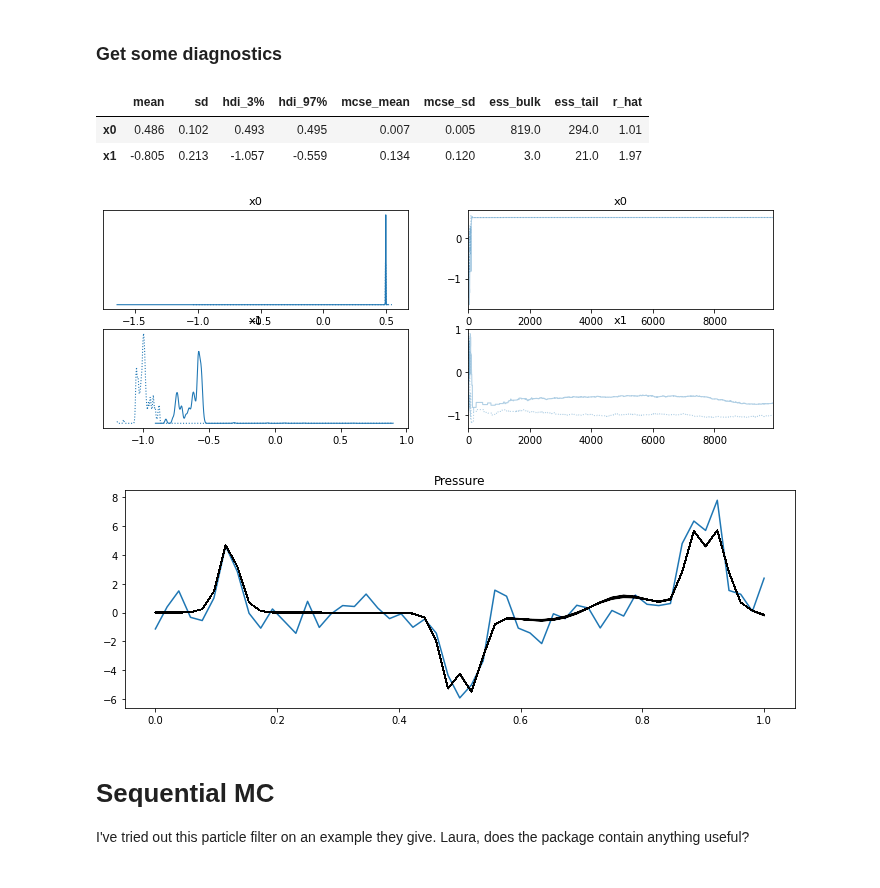
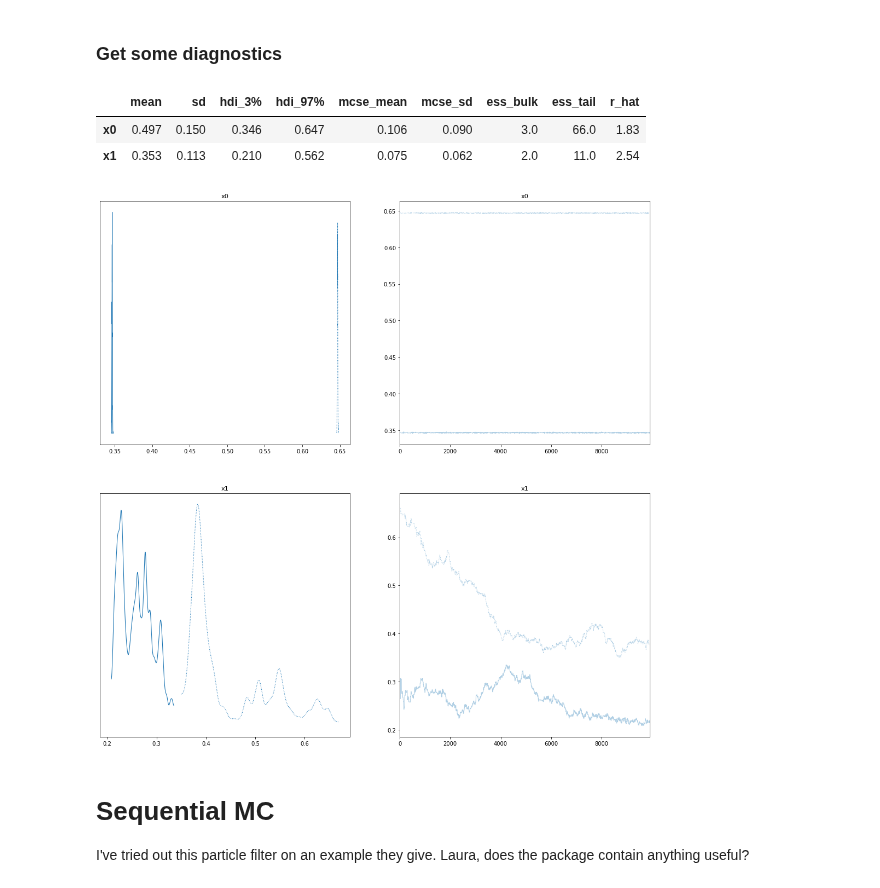
Before and after one commit to UM-Bridge/benchmarks, a Jupyter notebook: models/acoustic_gravity/tinyDA-acoustic.ipynb, the cells around one changed output. Drawn from its saved outputs; the diff is of its cells as text; code cells hidden in the pictures.

```diff
--- a/models/acoustic_gravity/tinyDA-acoustic.ipynb
+++ b/models/acoustic_gravity/tinyDA-acoustic.ipynb
@@ -58,8 +58,8 @@ ny = umbridge_model.get_output_sizes()[0] #the outout is a time series of the pr
 #### TODO replace prior with levelset prior
 # %%
 # set the prior mean and covariance.
-mean_prior = np.zeros(nx)  # zero corresponds to a fault at the center of the domain
-cov_prior = 50*np.eye(nx)  # @Juliette: am I moving the fault by km or m?
+mean_prior = 0.5 * np.ones(nx)  # zero corresponds to a fault at the center of the domain
+cov_prior = 0.125**2*np.eye(nx)    # The bulk of values will be in the interval [0,1]
 
 # initialise the prior distribution and likelihood.
 my_prior = multivariate_normal(mean_prior, cov_prior)
@@ -67,12 +67,11 @@ my_prior = multivariate_normal(mean_prior, cov_prior)
 # generate synthetic data for input 0.5
 # Input is a 30km wide fault centered around x
 # Domain size is 150km
-parameters = np.ndarray(nx)
-parameters[0] = 0.5
+parameters = np.array([0.5,0])
 d_true = my_model(parameters)
 
 # add some noise to the model output
-sigma_noise = 1
+sigma_noise = 0.5
 d = d_true + np.random.normal(loc=0, scale=sigma_noise, size=ny)
 # %% [markdown]
 We plot only model output as the input is a simple 1D location so far
@@ -105,7 +114,7 @@ Set up log-likelihood
 The "naive" choice seems to be causing some problems here. Juliette what would a reasonable distance be?
 # %%
 # set the covariance of the likelihood.
-sigma = 0.1
+sigma = 0.125
 cov_likelihood = sigma**2*np.eye(d.shape[0])
 
 my_loglike = tda.GaussianLogLike(d, cov_likelihood)
@@ -145,14 +154,14 @@ idata = tda.to_inference_data(my_chains, burnin=100)
 az.summary(idata)
 # %% [output]
 |  | mean | sd | hdi_3% | hdi_97% | mcse_mean | mcse_sd | ess_bulk | ess_tail | r_hat |
-| x0 | 0.486 | 0.102 | 0.493 | 0.495 | 0.007 | 0.005 | 819.0 | 294.0 | 1.01 |
-| x1 | -0.805 | 0.213 | -1.057 | -0.559 | 0.134 | 0.120 | 3.0 | 21.0 | 1.97 |
+| x0 | 0.497 | 0.150 | 0.346 | 0.647 | 0.106 | 0.090 | 3.0 | 66.0 | 1.83 |
+| x1 | 0.353 | 0.113 | 0.210 | 0.562 | 0.075 | 0.062 | 2.0 | 11.0 | 2.54 |
 # %%
 # plot posterior kernel densities and traces.
-az.plot_trace(idata)
+az.plot_trace(idata, figsize=(18, 18))
 plt.show()
 # %% [output]
-[figure, old version]
+[figure, new version]
 # %%
 # extract the parameters from the chains.
 parameters = [link.parameters for link in my_chains['chain_0'][2001:] + my_chains['chain_1'][2001:]]
@@ -169,8 +178,6 @@ ax.plot(np.linspace(0,1,ny), d)
 for i in ids:
     ax.plot(np.linspace(0,1,ny), my_model(parameters[i]), c='k', alpha=0.01)
 plt.show()
-# %% [output]
-[figure, removed]
 # %% [markdown]
 # Sequential MC
 
```
Also changed, not shown: parts of 9 cells of this notebook.
